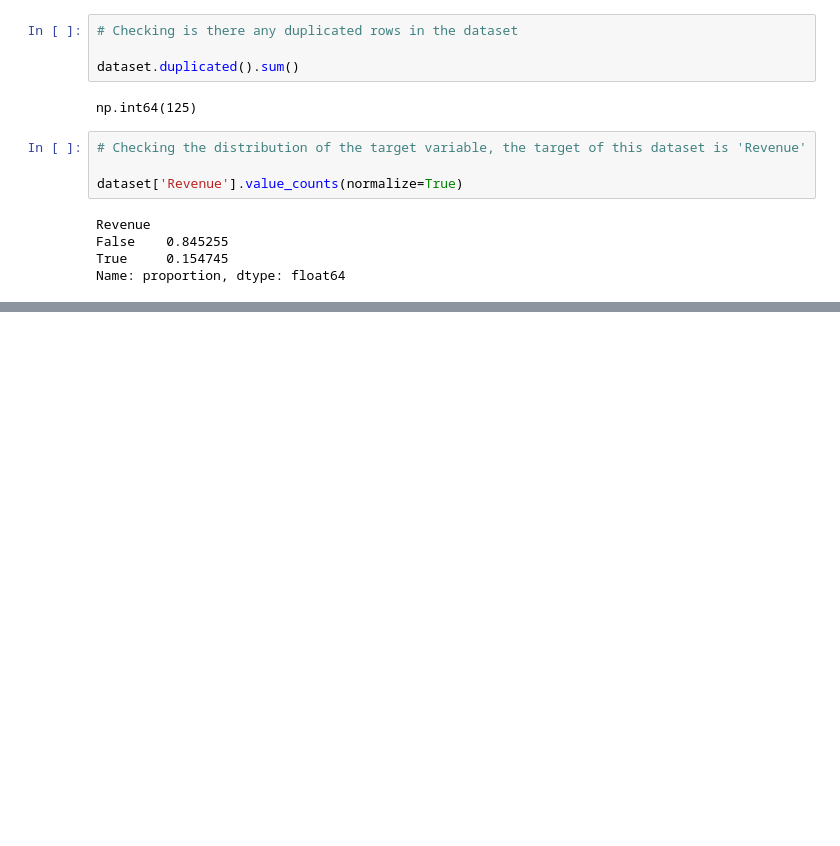
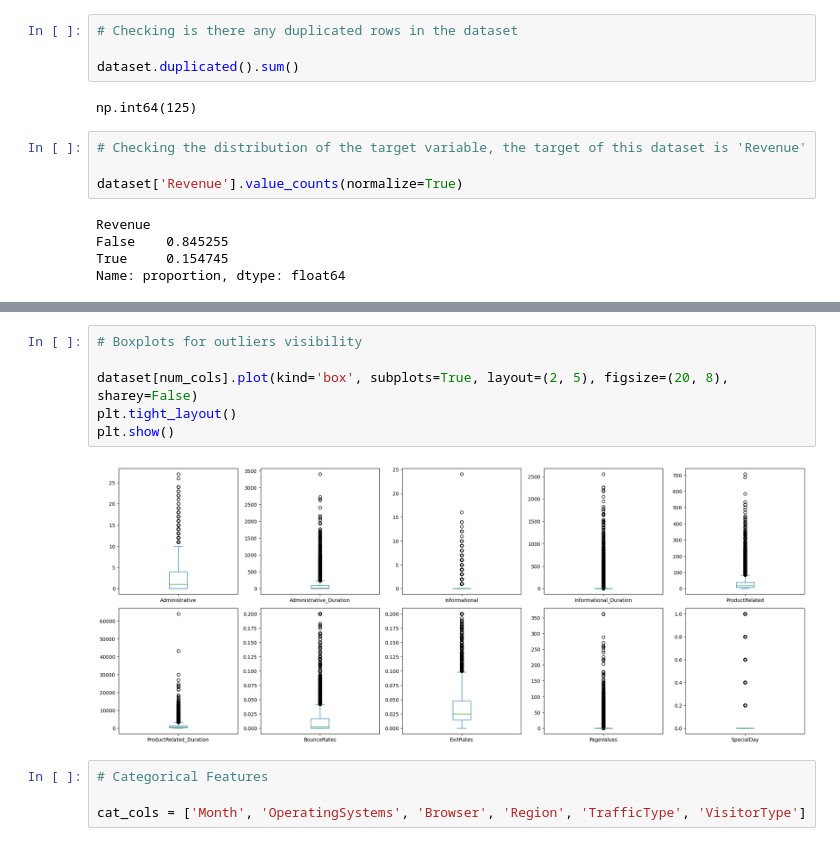
Before and after one commit to Ws995566/Prediction-Model-for-Analyzing-Users-Behaviour, a Jupyter notebook: Preprocessing.ipynb, the cells around one changed output, grey strips where cells are left out. Saved outputs shown, nothing was run; the diff lists cells and outputs as text; blank space fills up the shorter version.

```diff
--- a/Preprocessing.ipynb
+++ b/Preprocessing.ipynb
@@ -82,0 +137,12 @@ Name: proportion, dtype: float64
+# %%
+# Boxplots for outliers visibility
+
+dataset[num_cols].plot(kind='box', subplots=True, layout=(2, 5), figsize=(20, 8), sharey=False)
+plt.tight_layout()
+plt.show()
+# %% [output]
+[figure, added]
+# %%
+# Categorical Features
+
+cat_cols = ['Month', 'OperatingSystems', 'Browser', 'Region', 'TrafficType', 'VisitorType']
```
Also changed, not shown: parts of 10 cells of this notebook.
